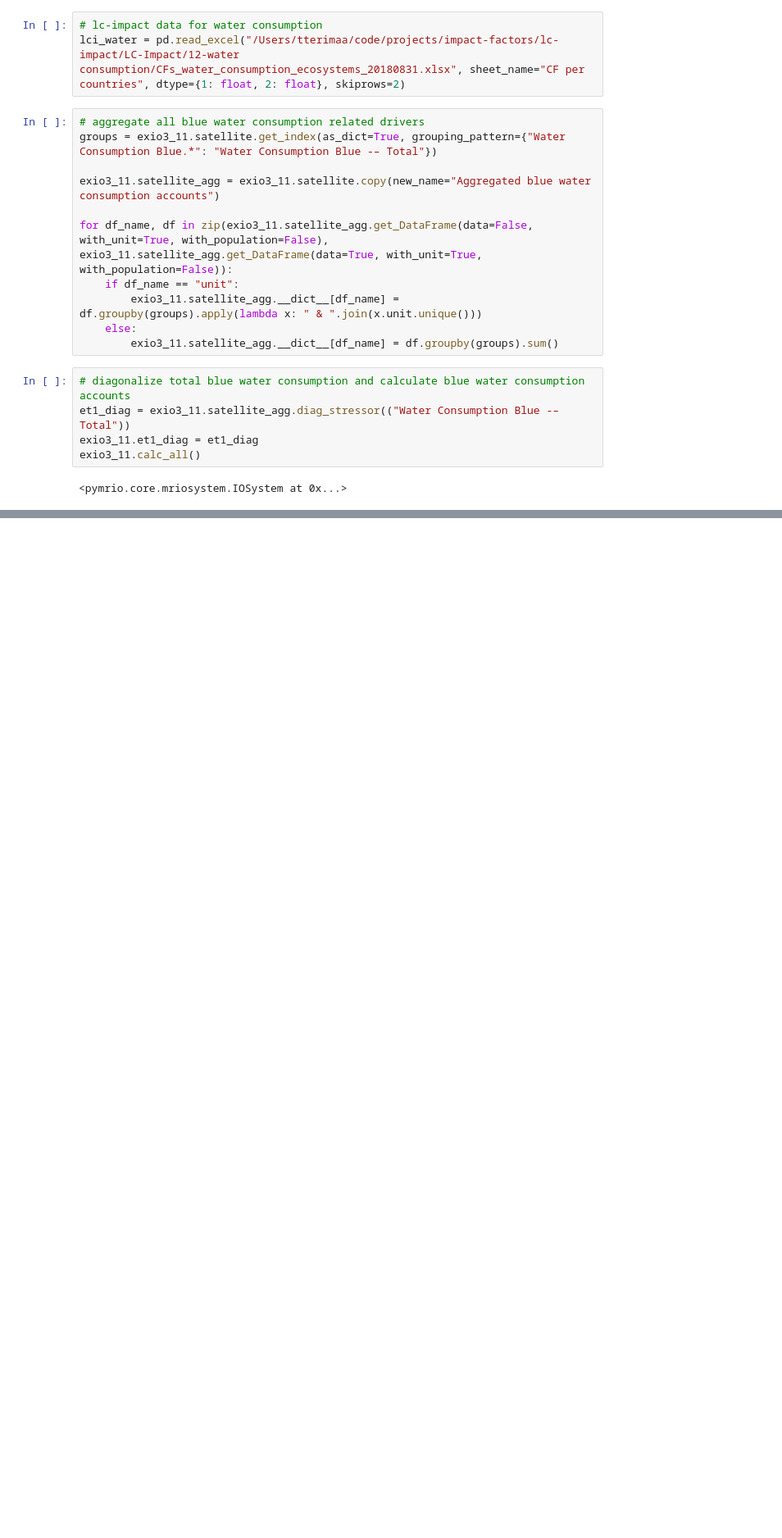
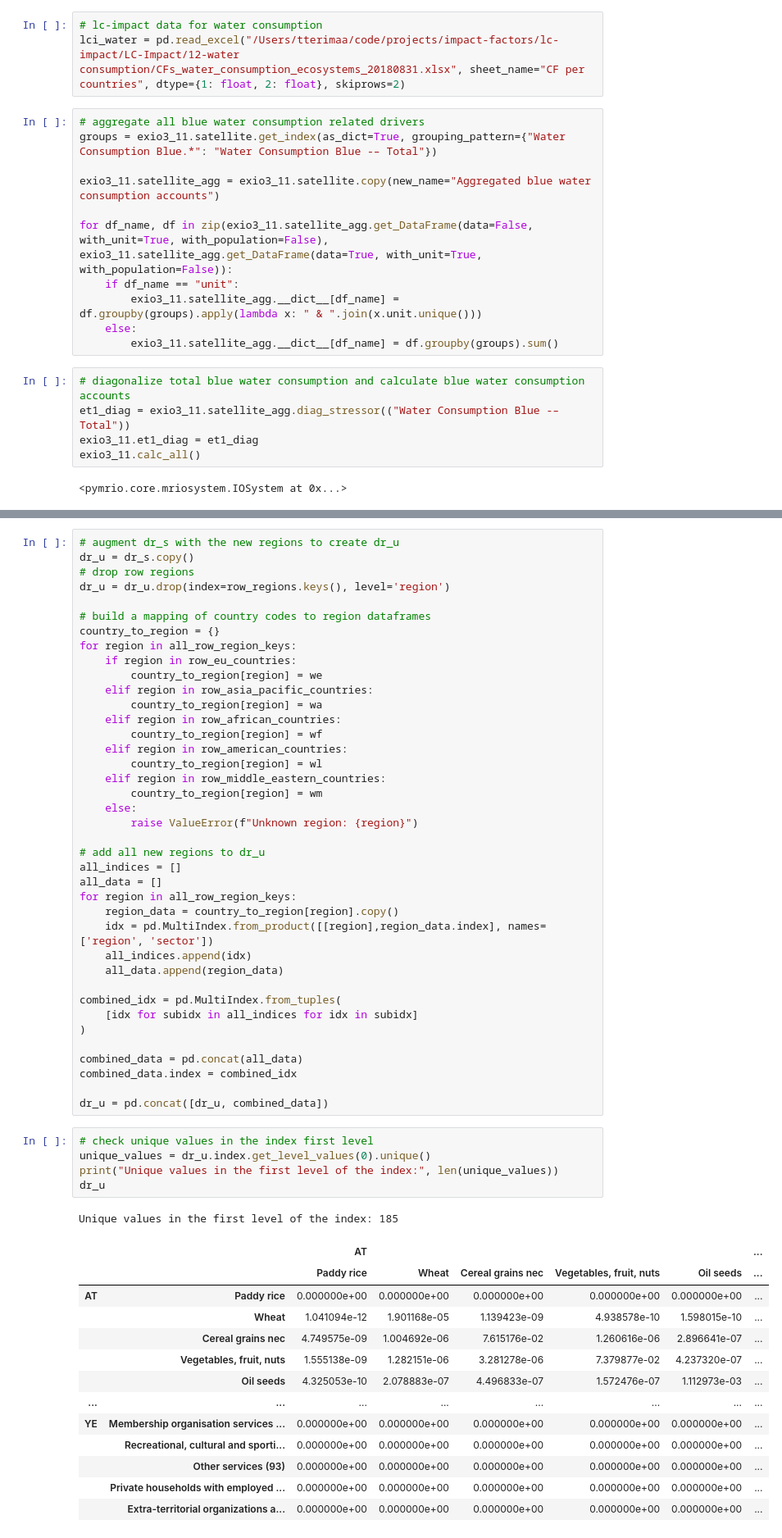
Before and after one commit to tterimaa/pdf-calculation, a Jupyter notebook: pdf-water.ipynb, the cells around one changed output, grey strips where cells are left out. Shown: that part at 82% size. Saved outputs shown, nothing was run; the diff lists cells and outputs as text; blank space fills up the shorter version.

```diff
--- a/pdf-water.ipynb
+++ b/pdf-water.ipynb
@@ -222,0 +296,59 @@ KeyError: 'Paddy rice'
+# %%
+# augment dr_s with the new regions to create dr_u
+dr_u = dr_s.copy()
+# drop row regions
+dr_u = dr_u.drop(index=row_regions.keys(), level='region')
+
+# build a mapping of country codes to region dataframes
+country_to_region = {}
+for region in all_row_region_keys:
+    if region in row_eu_countries:
+        country_to_region[region] = we
+    elif region in row_asia_pacific_countries:
+        country_to_region[region] = wa
+    elif region in row_african_countries:
+        country_to_region[region] = wf
+    elif region in row_american_countries:
+        country_to_region[region] = wl
+    elif region in row_middle_eastern_countries:
+        country_to_region[region] = wm
+    else:
+        raise ValueError(f"Unknown region: {region}")
+
+# add all new regions to dr_u
+all_indices = []
+all_data = []
+for region in all_row_region_keys:
+    region_data = country_to_region[region].copy()
+    idx = pd.MultiIndex.from_product([[region],region_data.index], names=['region', 'sector'])
+    all_indices.append(idx)
+    all_data.append(region_data)
+
+combined_idx = pd.MultiIndex.from_tuples(
+    [idx for subidx in all_indices for idx in subidx]
+)
+
+combined_data = pd.concat(all_data)
+combined_data.index = combined_idx
+
+dr_u = pd.concat([dr_u, combined_data])
+# %%
+# check unique values in the index first level
+unique_values = dr_u.index.get_level_values(0).unique()
+print("Unique values in the first level of the index:", len(unique_values))
+dr_u
+# %% [output]
+Unique values in the first level of the index: 185
+|  |  | AT |  |  |  |  | ... |
+|  |  | Paddy rice | Wheat | Cereal grains nec | Vegetables, fruit, nuts | Oil seeds | ... |
+| AT | Paddy rice | 0.000000e+00 | 0.000000e+00 | 0.000000e+00 | 0.000000e+00 | 0.000000e+00 | ... |
+|  | Wheat | 1.041094e-12 | 1.901168e-05 | 1.139423e-09 | 4.938578e-10 | 1.598015e-10 | ... |
+|  | Cereal grains nec | 4.749575e-09 | 1.004692e-06 | 7.615176e-02 | 1.260616e-06 | 2.896641e-07 | ... |
+|  | Vegetables, fruit, nuts | 1.555138e-09 | 1.282151e-06 | 3.281278e-06 | 7.379877e-02 | 4.237320e-07 | ... |
+|  | Oil seeds | 4.325053e-10 | 2.078883e-07 | 4.496833e-07 | 1.572476e-07 | 1.112973e-03 | ... |
+| ... | ... | ... | ... | ... | ... | ... | ... |
+| YE | Membership organisation services ... | 0.000000e+00 | 0.000000e+00 | 0.000000e+00 | 0.000000e+00 | 0.000000e+00 | ... |
+|  | Recreational, cultural and sporti... | 0.000000e+00 | 0.000000e+00 | 0.000000e+00 | 0.000000e+00 | 0.000000e+00 | ... |
+|  | Other services (93) | 0.000000e+00 | 0.000000e+00 | 0.000000e+00 | 0.000000e+00 | 0.000000e+00 | ... |
+|  | Private households with employed ... | 0.000000e+00 | 0.000000e+00 | 0.000000e+00 | 0.000000e+00 | 0.000000e+00 | ... |
+|  | Extra-territorial organizations a... | 0.000000e+00 | 0.000000e+00 | 0.000000e+00 | 0.000000e+00 | 0.000000e+00 | ... |
```
Also changed, not shown: parts of 15 cells of this notebook.
